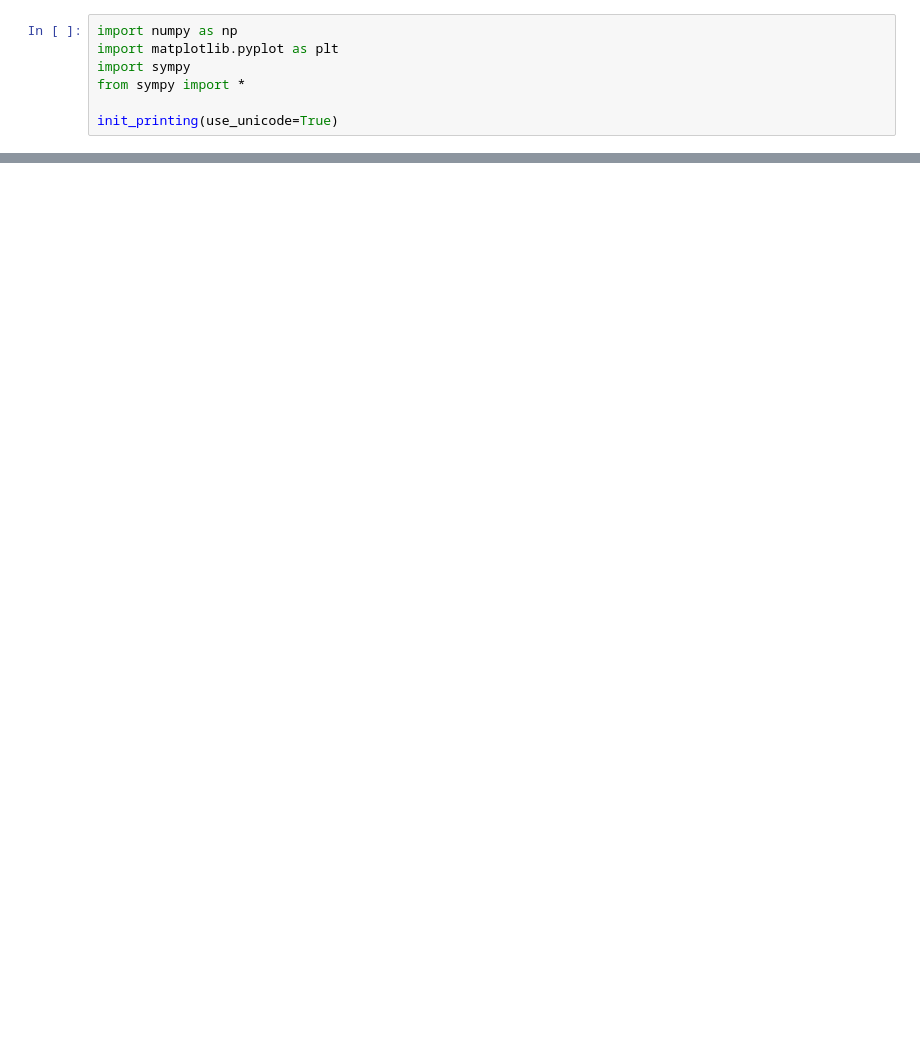
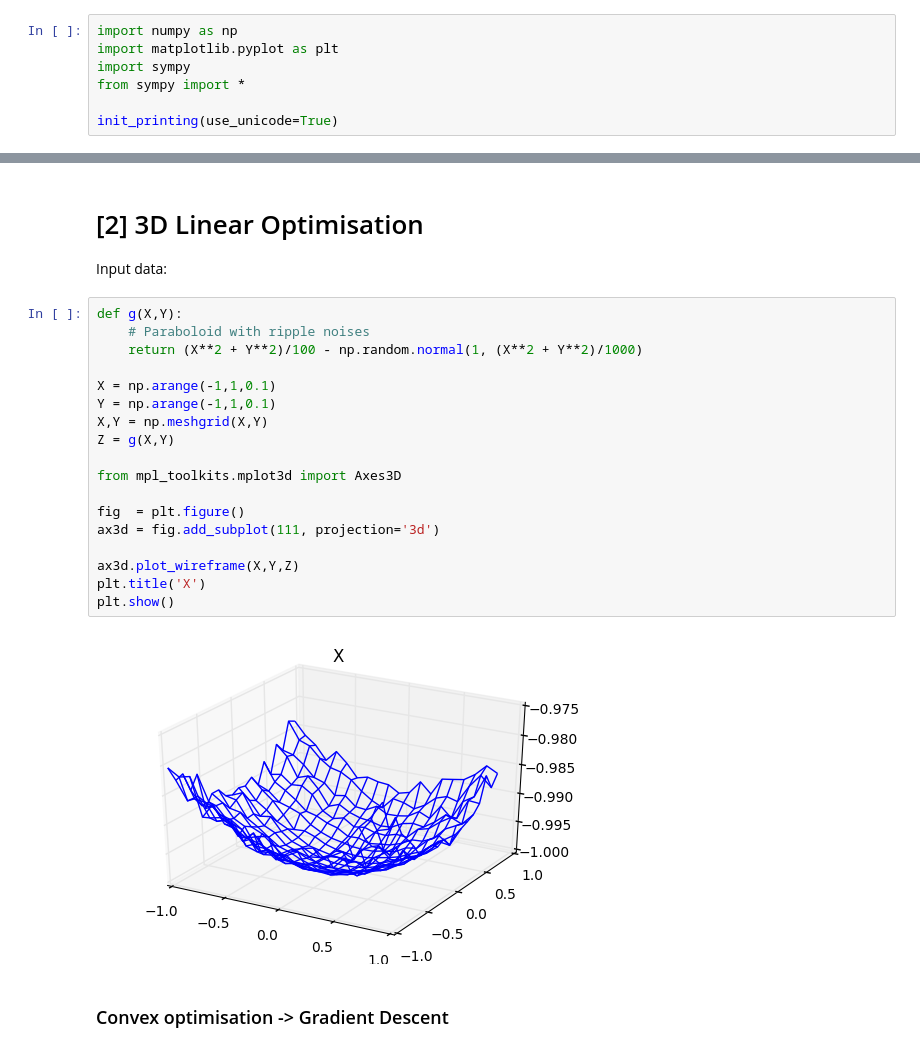
Before and after one commit to tao-pr/linear-optimisations, a Jupyter notebook: Linear Optimisations in Action.ipynb, the cells around one changed output, grey strips where cells are left out. Cells and saved outputs as stored; diff of their text form; blank space fills up the shorter version.

Commit message:
Add 3D data points with noises

```diff
--- a/Linear Optimisations in Action.ipynb
+++ b/Linear Optimisations in Action.ipynb
@@ -57,0 +67,26 @@ plt.hist(e,)
+# %% [markdown]
+# [2] 3D Linear Optimisation
+
+Input data:
+# %%
+def g(X,Y):
+    # Paraboloid with ripple noises
+    return (X**2 + Y**2)/100 - np.random.normal(1, (X**2 + Y**2)/1000)
+
+X = np.arange(-1,1,0.1)
+Y = np.arange(-1,1,0.1)
+X,Y = np.meshgrid(X,Y)
+Z = g(X,Y)
+
+from mpl_toolkits.mplot3d import Axes3D
+
+fig  = plt.figure()
+ax3d = fig.add_subplot(111, projection='3d')
+
+ax3d.plot_wireframe(X,Y,Z)
+plt.title('X')
+plt.show()
+# %% [output]
+[figure, added]
+# %% [markdown]
+### Convex optimisation -> Gradient Descent
```
Also changed, not shown: parts of 7 cells of this notebook.
